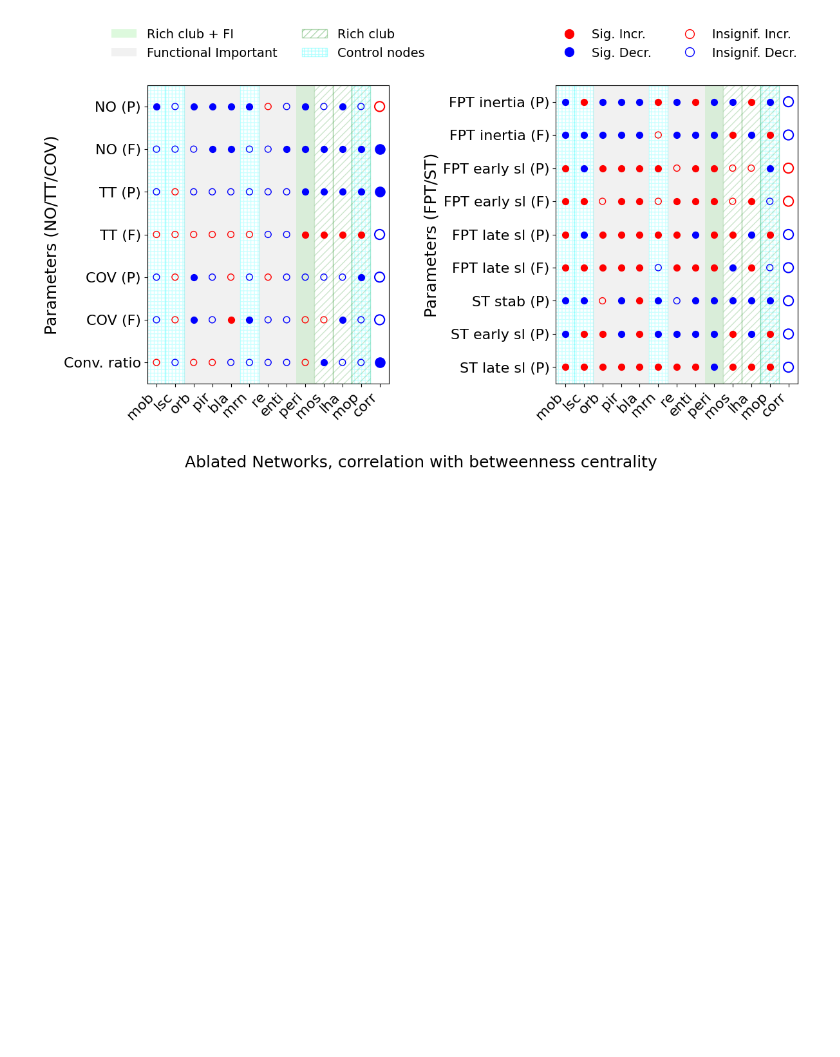
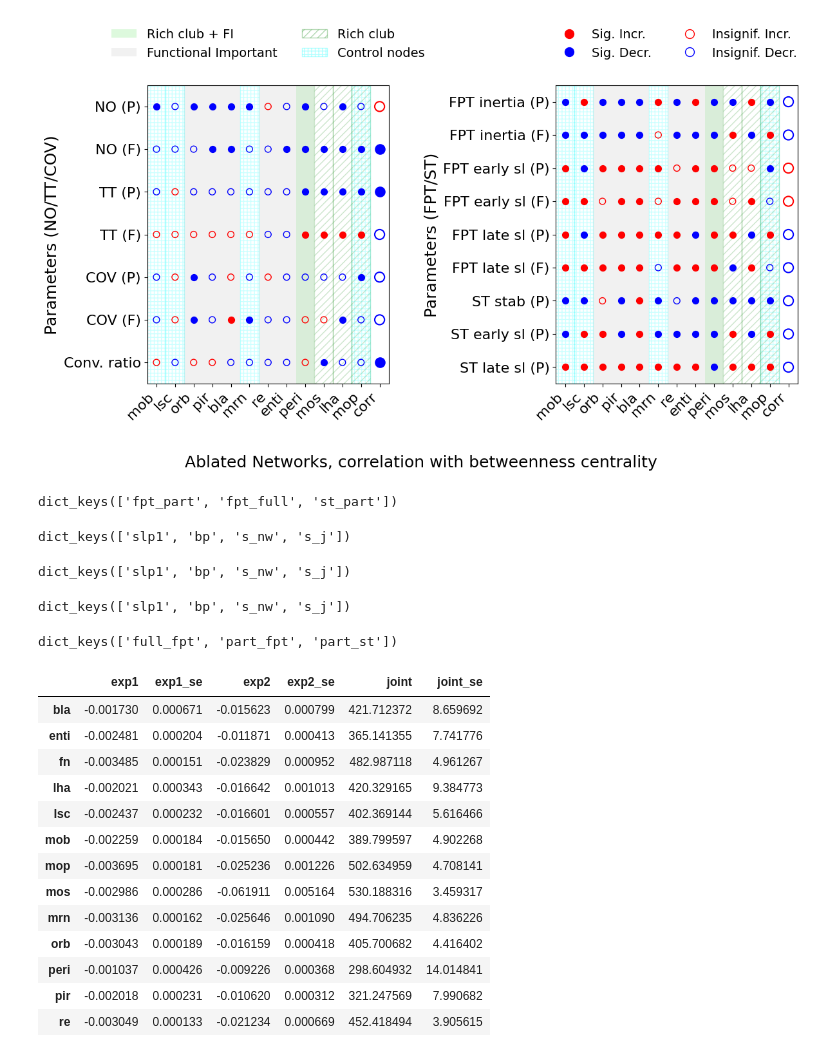
Before and after one commit to csndl-iitd/srg-tes-epilepsy-models, a Jupyter notebook: analysis/notebooks/Analyse fig_March_26.ipynb, the cells around one changed output. Saved outputs shown, nothing was run; the diff lists cells and outputs as text; code cells hidden in the pictures; blank space fills up the shorter version.

```diff
--- a/analysis/notebooks/Analyse fig_March_26.ipynb
+++ b/analysis/notebooks/Analyse fig_March_26.ipynb
@@ -3392,3 +3458,42 @@ plt.tight_layout(rect=[0, 0.08, 1, 0.90])
 plt.show()
 # %% [output]
 [figure]
+# %%
+d=reader.data_read_pkl('results/figures/fig5j_data.pkl')
+d.keys()
+# %% [output]
+dict_keys(['fpt_part', 'fpt_full', 'st_part'])
+# %%
+d['fpt_part'].keys()
+# %% [output]
+dict_keys(['slp1', 'bp', 's_nw', 's_j'])
+# %%
+d['fpt_full'].keys()
+# %% [output]
+dict_keys(['slp1', 'bp', 's_nw', 's_j'])
+# %%
+d['st_part'].keys()
+# %% [output]
+dict_keys(['slp1', 'bp', 's_nw', 's_j'])
+# %%
+d=reader.data_read_pkl('results/figures/fig6_data.pkl')
+d.keys()
+# %% [output]
+dict_keys(['full_fpt', 'part_fpt', 'part_st'])
+# %%
+d['full_fpt']
+# %% [output]
+|  | exp1 | exp1_se | exp2 | exp2_se | joint | joint_se |
+| bla | -0.001730 | 0.000671 | -0.015623 | 0.000799 | 421.712372 | 8.659692 |
+| enti | -0.002481 | 0.000204 | -0.011871 | 0.000413 | 365.141355 | 7.741776 |
+| fn | -0.003485 | 0.000151 | -0.023829 | 0.000952 | 482.987118 | 4.961267 |
+| lha | -0.002021 | 0.000343 | -0.016642 | 0.001013 | 420.329165 | 9.384773 |
+| lsc | -0.002437 | 0.000232 | -0.016601 | 0.000557 | 402.369144 | 5.616466 |
+| mob | -0.002259 | 0.000184 | -0.015650 | 0.000442 | 389.799597 | 4.902268 |
+| mop | -0.003695 | 0.000181 | -0.025236 | 0.001226 | 502.634959 | 4.708141 |
+| mos | -0.002986 | 0.000286 | -0.061911 | 0.005164 | 530.188316 | 3.459317 |
+| mrn | -0.003136 | 0.000162 | -0.025646 | 0.001090 | 494.706235 | 4.836226 |
+| orb | -0.003043 | 0.000189 | -0.016159 | 0.000418 | 405.700682 | 4.416402 |
+| peri | -0.001037 | 0.000426 | -0.009226 | 0.000368 | 298.604932 | 14.014841 |
+| pir | -0.002018 | 0.000231 | -0.010620 | 0.000312 | 321.247569 | 7.990682 |
+| re | -0.003049 | 0.000133 | -0.021234 | 0.000669 | 452.418494 | 3.905615 |
```
Also changed, not shown: parts of 22 cells of this notebook, 3 other files.
